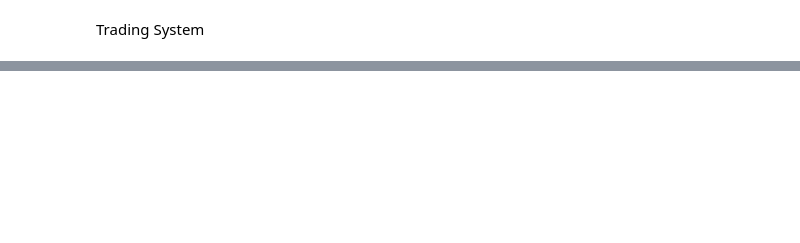
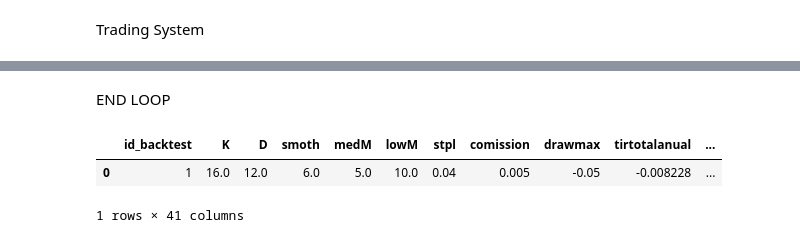
Before and after one commit to SciTrade/anaconda_projects, a Jupyter notebook: Trading_System/Stch_1H_1/syscons_compact_1.ipynb, the cells around one changed output, grey strips where cells are left out. Drawn from its saved outputs; the diff is of its cells as text; code cells hidden in the pictures; blank space fills up the shorter version.

```diff
--- a/Trading_System/Stch_1H_1/syscons_compact_1.ipynb
+++ b/Trading_System/Stch_1H_1/syscons_compact_1.ipynb
@@ -165,0 +166,7 @@ il = 0
+# %%
+
+# Suponha que dfparamtest já esteja definido
+lsmetricas = []
+srparamtest = dfparamtest.loc[il]
+lsmetricas.append(srparamtest)
+print(srparamtest)
@@ -382,7 +373,7 @@ display (dfindex.head(10))
 # %%
 # Stop System Calculation , "stopsys" asignation into state column
 
-def stop_drawdawn (dfindex, drawmax):
+def stop_drawdown (dfindex, drawmax):
     df = dfindex
     df = df.copy()
     df["datetime"] = pd.to_datetime(df["datetime"])
@@ -412,7 +403,9 @@ def stop_drawdawn (dfindex, drawmax):
 
         estado_corrigido.append(estado)
     df["state"] = estado_corrigido
-    dfindexdrawdawn = df
-    return dfindexdrawdawn
+    dfindexdrawdown = df
+    return dfindexdrawdown
 
-dfindexdrawdawn = stop_drawdawn(dfindex, drawmax)
+dfindexdrawdown = stop_drawdown(dfindex, drawmax)
+
+#display(dfindexdrawdown)
@@ -421,9 +412,9 @@ Metricas
 # %%
+# METRICS
+# creo dataframe para calculo de metricas
+dfinputmetricas = dfindex[['datetime', 'state','index_sc', 'index','trade']]
+#Metricas list inicialicion
 
-# creo dataframe para calculo de metricas
-dfinputmetricas = dfindexdrawdawn[['datetime', 'state','index_sc', 'index','trade']]
-#Metricas list inicialicion
-lsmetricas = []
 pd.set_option('display.max_rows', None)
 
-display(dfinputmetricas, lsmetricas)
+#display(dfinputmetricas, lsmetricas)
@@ -777,18 +745,19 @@ Dias Out Estatisticas
 #Metrica StopSys
 
 # Dataframe calculation
-def stopsys_df (dfinputmetricas) :
+def stopsys_df (dfindexdrawdown) :
+    df = dfindexdrawdown
     # Garante que a coluna 'datetime' esteja no formato correto
-    dfinputmetricas['datetime'] = pd.to_datetime(dfinputmetricas['datetime'])
+    df['datetime'] = pd.to_datetime(df['datetime'])
 
     # Filtra os registros onde state == 'stopsys'
-    dfstopsys = dfinputmetricas[dfinputmetricas['state'] == 'stopsys'][['datetime', 'state', 'index']].copy()
+    dfstopsys = df[df['state'] == 'stopsys'][['datetime', 'state', 'index']].copy()
 
     #  Ordena por datetime
     dfstopsys = dfstopsys.sort_values('datetime').reset_index(drop=True)
     return dfstopsys
 
-dfstopsys = stopsys_df (dfinputmetricas)
+dfstopsys = stopsys_df (dfindexdrawdown)
 
 # statistic dataframe based calculation and lsmetricas agregation
 def stopsys_estat(dfstopsys, lsmetricas):
@@ -846,0 +818,13 @@ display (dfmetricas)
+# %% [markdown]
+END LOOP
+# %%
+dfmetricas.insert(
+    loc=0,  # insere como primeira coluna
+    column="id_backtest",
+    value=[srbacktest["id_backtest"]] * len(dfmetricas)
+)
+display(dfmetricas)
+# %% [output]
+|  | id_backtest | K | D | smoth | medM | lowM | stpl | comission | drawmax | tirtotalanual | ... |
+| 0 | 1 | 16.0 | 12.0 | 6.0 | 5.0 | 10.0 | 0.04 | 0.005 | -0.05 | -0.008228 | ... |
+1 rows × 41 columns
```
Also changed, not shown: parts of 16 cells of this notebook, 3 other files.
